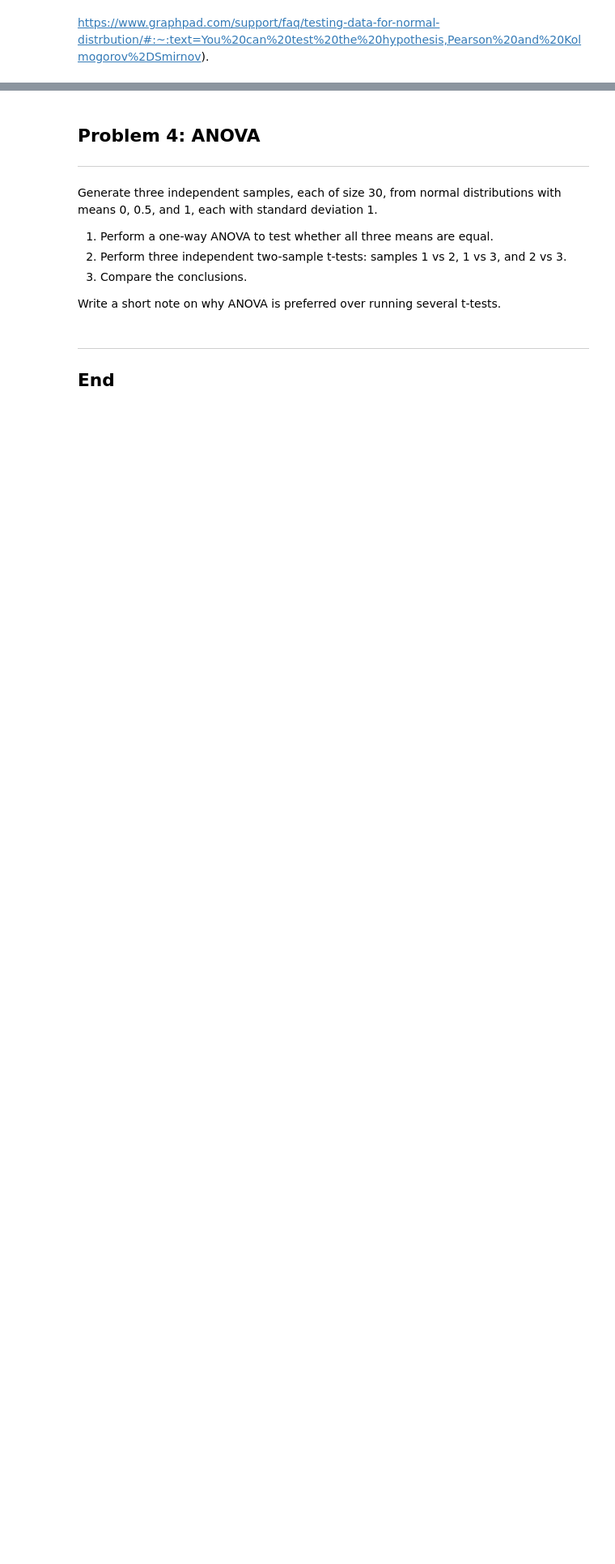
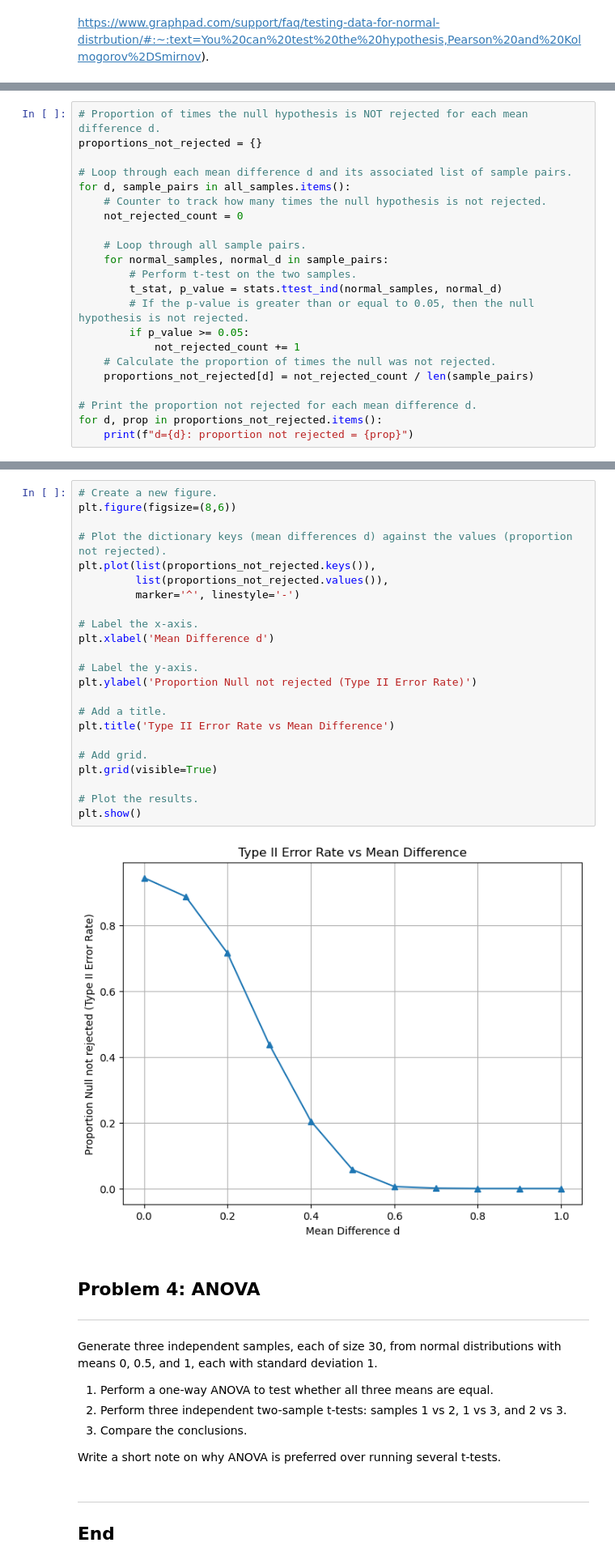
Before and after one commit to FatimaBOliveira/applied-statistics-assessment, a Jupyter notebook: problems.ipynb, the cells around one changed output, grey strips where cells are left out. Shown: that part at 81% size. Drawn from its saved outputs; the diff is of its cells as text; blank space fills up the shorter version.

```diff
--- a/problems.ipynb
+++ b/problems.ipynb
@@ -433,0 +457,22 @@ https://www.graphpad.com/support/faq/testing-data-for-normal-distrbution/#:~:tex
+# %%
+# Proportion of times the null hypothesis is NOT rejected for each mean difference d.
+proportions_not_rejected = {}
+
+# Loop through each mean difference d and its associated list of sample pairs.
+for d, sample_pairs in all_samples.items():
+    # Counter to track how many times the null hypothesis is not rejected.
+    not_rejected_count = 0
+
+    # Loop through all sample pairs.
+    for normal_samples, normal_d in sample_pairs:
+        # Perform t-test on the two samples.
+        t_stat, p_value = stats.ttest_ind(normal_samples, normal_d)
+        # If the p-value is greater than or equal to 0.05, then the null hypothesis is not rejected.
+        if p_value >= 0.05:
+            not_rejected_count += 1
+    # Calculate the proportion of times the null was not rejected.
+    proportions_not_rejected[d] = not_rejected_count / len(sample_pairs)
+
+# Print the proportion not rejected for each mean difference d.
+for d, prop in proportions_not_rejected.items():
+    print(f"d={d}: proportion not rejected = {prop}")
@@ -434,3 +491,28 @@ https://www.graphpad.com/support/faq/testing-data-for-normal-distrbution/#:~:tex
+# %%
+# Create a new figure.
+plt.figure(figsize=(8,6))
+
+# Plot the dictionary keys (mean differences d) against the values (proportion not rejected).
+plt.plot(list(proportions_not_rejected.keys()),
+         list(proportions_not_rejected.values()),
+         marker='^', linestyle='-')
+
+# Label the x-axis.
+plt.xlabel('Mean Difference d')
+
+# Label the y-axis.
+plt.ylabel('Proportion Null not rejected (Type II Error Rate)')
+
+# Add a title.
+plt.title('Type II Error Rate vs Mean Difference')
+
+# Add grid.
+plt.grid(visible=True)
+
+# Plot the results.
+plt.show()
+# %% [output]
+[figure, added]
 # %% [markdown]
 ## Problem 4: ANOVA
 ---
```
Also changed, not shown: parts of 9 cells of this notebook.
